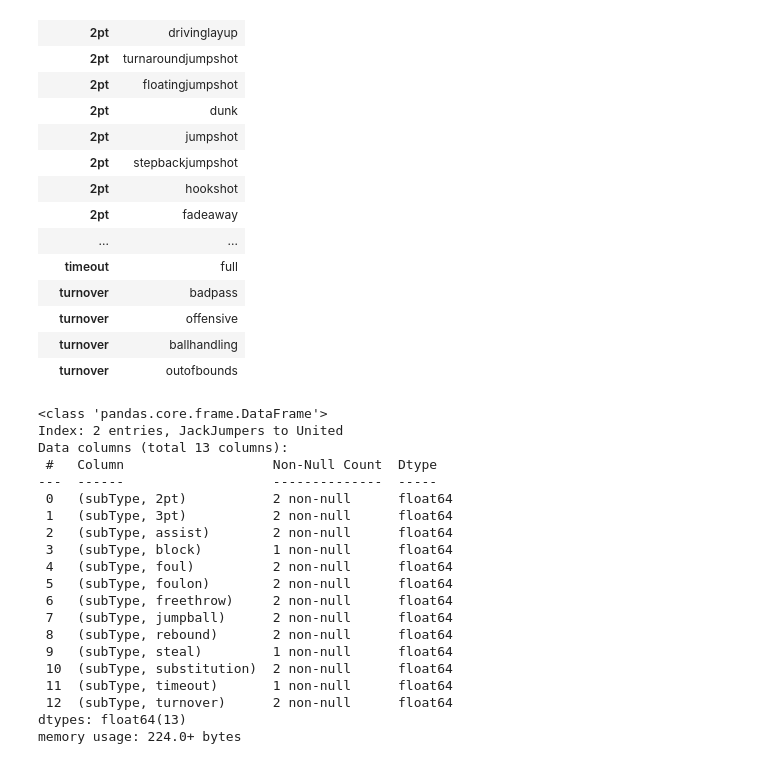
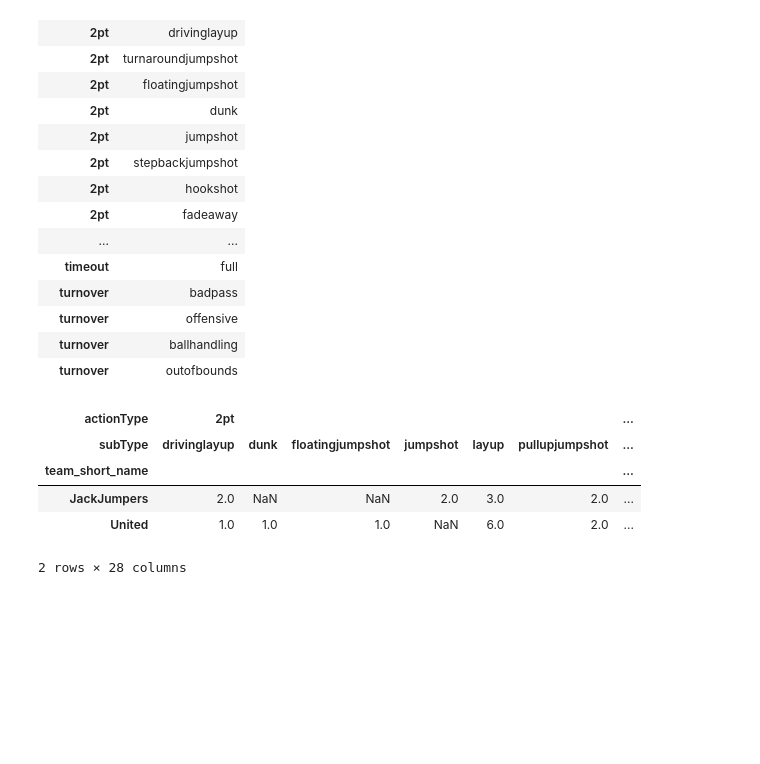
Before and after one commit to ssardina/pynbl, a Jupyter notebook: bball_stas.ipynb, the cells around one changed output. Drawn from its saved outputs; the diff is of its cells as text; code cells hidden in the pictures; blank space fills up the shorter version.

Commit message:
cleanup stint code

```diff
--- a/bball_stas.ipynb
+++ b/bball_stas.ipynb
@@ -124,7 +123,9 @@ Game Melbourne United (United) vs Tasmania JackJumpers (JackJumpers)
 {'C. Agada', 'J. Lual-Acuil Jr', 'J. White', 'M. Dellavedova', 'S. Ili'}
 # %%
 
-stints = tools.get_stints(game_json, set({1}))
+start_lineup = tools.get_starters(game_json, 1)
+
+stints = tools.stints_extract(start_lineup, pbp_df, 1)
 # players_out.tolist()
 
 starter = frozenset({'J. Lual-Acuil Jr', 'C. Agada', 'S. Ili', 'J. White', 'M. Dellavedova'})
@@ -157,0 +153,9 @@ Starter team: frozenset({'J. White', 'J. Lual-Acuil Jr', 'M. Dellavedova', 'S. I
+# %%
+
+
+stints_df, pbp2_df = tools.add_stint_col(pbp_df, stints, "stint1")
+
+stints
+pbp2_df.loc[4]
+
+# teams
@@ -205,30 +230,17 @@ actions
 # %%
 
 pbp_stints_stas_df = pbp_stints_df.loc[pbp_stints_df['tno'].isin(set({1,2})),['team_short_name','actionType', 'subType']]
 
 pbp_stints_stas_df
 
 # # pbp_stints_stas_df
-# pivot_stat = pbp_stints_stas_df.pivot_table(index='team_short_name', columns=['actionType'], aggfunc='count')
+pivot_stat = pbp_stints_stas_df.pivot_table(index=['team_short_name'], columns=['actionType', 'subType'], aggfunc=len)
 # pivot_stat.info()
+pivot_stat
 # %% [output]
+| actionType | 2pt |  |  |  |  |  | ... |
+| subType | drivinglayup | dunk | floatingjumpshot | jumpshot | layup | pullupjumpshot | ... |
+| team_short_name |  |  |  |  |  |  | ... |
+| JackJumpers | 2.0 | NaN | NaN | 2.0 | 3.0 | 2.0 | ... |
+| United | 1.0 | 1.0 | 1.0 | NaN | 6.0 | 2.0 | ... |
-<class 'pandas.core.frame.DataFrame'>
-Index: 2 entries, JackJumpers to United
-Data columns (total 13 columns):
- #   Column                   Non-Null Count  Dtype
----  ------                   --------------  -----
- 0   (subType, 2pt)           2 non-null      float64
- 1   (subType, 3pt)           2 non-null      float64
- 2   (subType, assist)        2 non-null      float64
- 3   (subType, block)         1 non-null      float64
- 4   (subType, foul)          2 non-null      float64
- 5   (subType, foulon)        2 non-null      float64
- 6   (subType, freethrow)     2 non-null      float64
- 7   (subType, jumpball)      2 non-null      float64
- 8   (subType, rebound)       2 non-null      float64
- 9   (subType, steal)         1 non-null      float64
- 10  (subType, substitution)  2 non-null      float64
- 11  (subType, timeout)       1 non-null      float64
- 12  (subType, turnover)      2 non-null      float64
-dtypes: float64(13)
-memory usage: 224.0+ bytes
+2 rows × 28 columns
```
Also changed, not shown: parts of 3 cells of this notebook, 1 other file.
